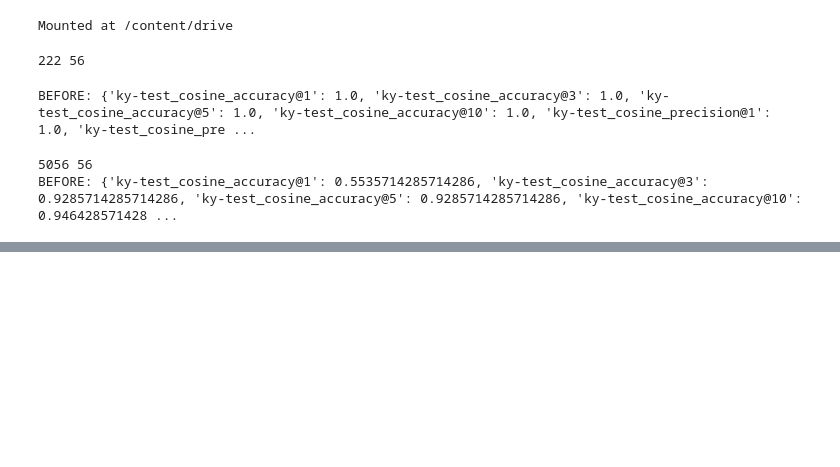
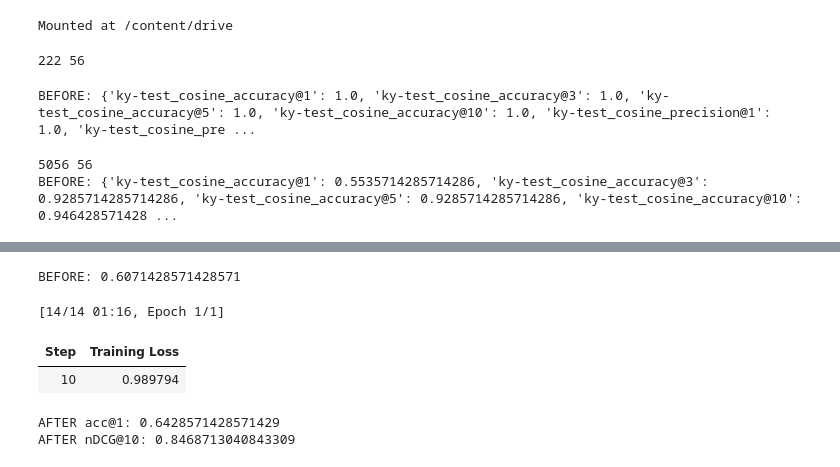
Before and after one commit to askarbekkk/kyrgyz-embeddings, a Jupyter notebook: kyrgyz-embeddings.ipynb, the cells around one changed output, grey strips where cells are left out. Saved outputs shown, nothing was run; the diff lists cells and outputs as text; code cells hidden in the pictures; blank space fills up the shorter version.

```diff
--- a/kyrgyz-embeddings.ipynb
+++ b/kyrgyz-embeddings.ipynb
@@ -322,0 +340,26 @@ AFTER  nDCG@10: 0.8101972701297863
+# %%
+model = SentenceTransformer("intfloat/multilingual-e5-base")
+before_base = evaluator(model)
+print("BEFORE:", before_base['ky-test_cosine_accuracy@1'])
+
+loss = losses.MultipleNegativesRankingLoss(model)
+args = SentenceTransformerTrainingArguments(
+    output_dir="/content/ky-e5-base-1ep",
+    num_train_epochs=1,
+    per_device_train_batch_size=16,
+    learning_rate=2e-5,
+    fp16=True,
+    logging_steps=10,
+)
+SentenceTransformerTrainer(model=model, args=args, train_dataset=train_ds, loss=loss).train()
+
+after_base = evaluator(model)
+print("AFTER acc@1:", after_base['ky-test_cosine_accuracy@1'])
+print("AFTER nDCG@10:", after_base['ky-test_cosine_ndcg@10'])
+# %% [output]
+BEFORE: 0.6071428571428571
+[14/14 01:16, Epoch 1/1]
+| Step | Training Loss |
+| 10 | 0.989794 |
+AFTER acc@1: 0.6428571428571429
+AFTER nDCG@10: 0.8468713040843309
```
Also changed, not shown: parts of 3 cells of this notebook.
